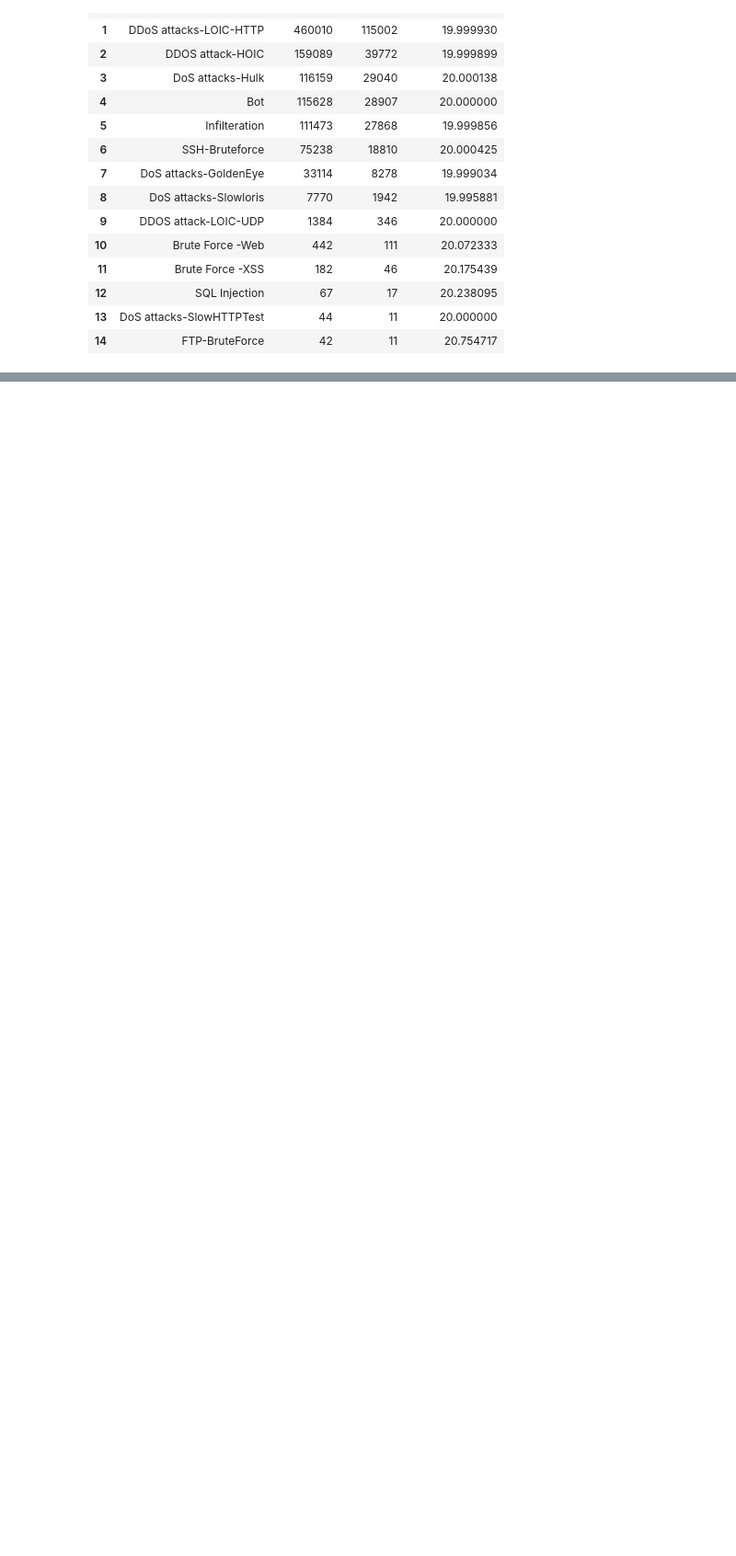
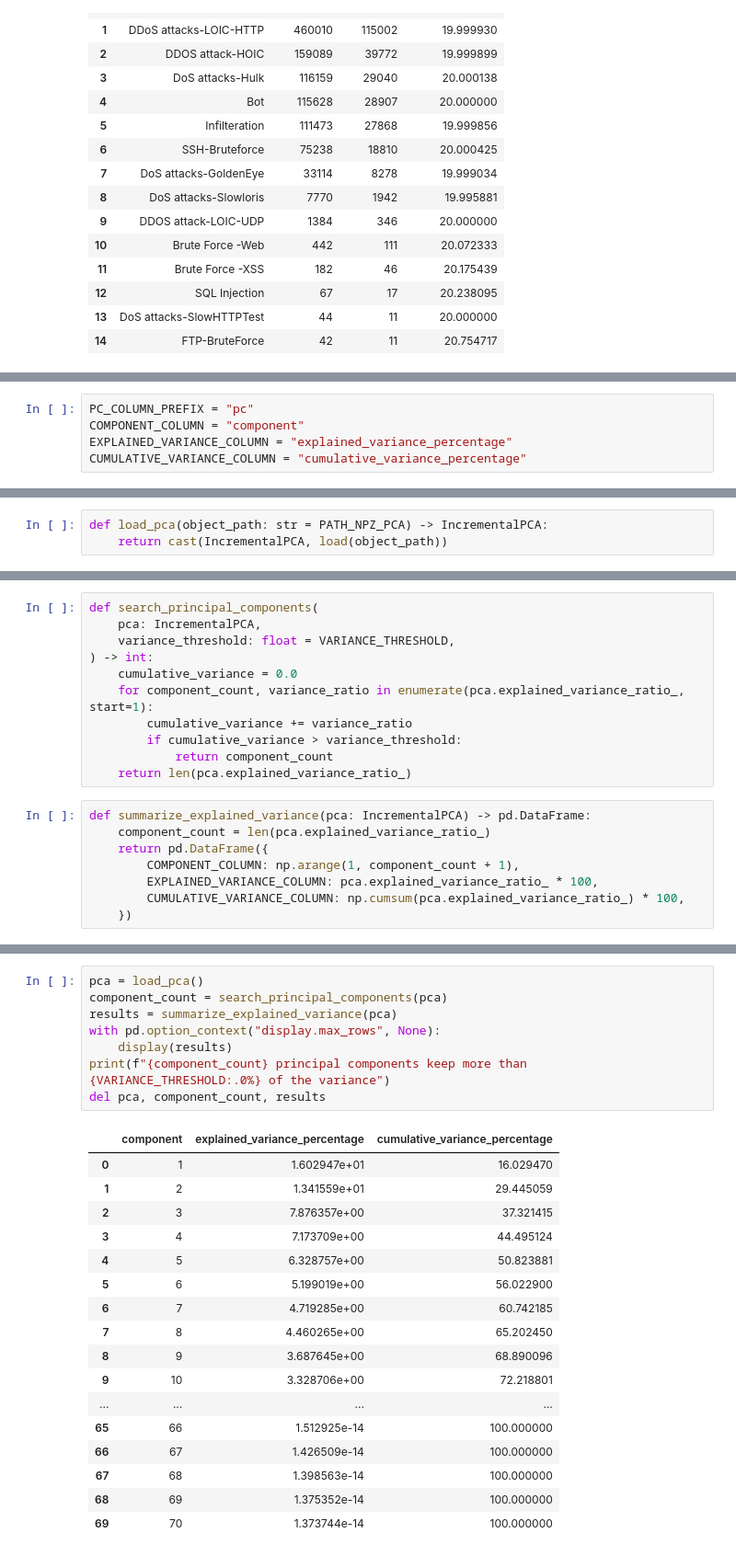
Before and after one commit to JoxNeis/mlids-robustness, a Jupyter notebook: mlids-renewed.ipynb, the cells around one changed output, grey strips where cells are left out. Shown at 92% size. Cells and saved outputs as stored; diff of their text form; blank space fills up the shorter version.

```diff
--- a/mlids-renewed.ipynb
+++ b/mlids-renewed.ipynb
@@ -1312,0 +1554,5 @@ del results
+# %%
+PC_COLUMN_PREFIX = "pc"
+COMPONENT_COLUMN = "component"
+EXPLAINED_VARIANCE_COLUMN = "explained_variance_percentage"
+CUMULATIVE_VARIANCE_COLUMN = "cumulative_variance_percentage"
@@ -1312,0 +1573,3 @@ del results
+# %%
+def load_pca(object_path: str = PATH_NPZ_PCA) -> IncrementalPCA:
+    return cast(IncrementalPCA, load(object_path))
@@ -1312,0 +1578,19 @@ del results
+# %%
+def search_principal_components(
+    pca: IncrementalPCA,
+    variance_threshold: float = VARIANCE_THRESHOLD,
+) -> int:
+    cumulative_variance = 0.0
+    for component_count, variance_ratio in enumerate(pca.explained_variance_ratio_, start=1):
+        cumulative_variance += variance_ratio
+        if cumulative_variance > variance_threshold:
+            return component_count
+    return len(pca.explained_variance_ratio_)
+# %%
+def summarize_explained_variance(pca: IncrementalPCA) -> pd.DataFrame:
+    component_count = len(pca.explained_variance_ratio_)
+    return pd.DataFrame({
+        COMPONENT_COLUMN: np.arange(1, component_count + 1),
+        EXPLAINED_VARIANCE_COLUMN: pca.explained_variance_ratio_ * 100,
+        CUMULATIVE_VARIANCE_COLUMN: np.cumsum(pca.explained_variance_ratio_) * 100,
+    })
@@ -1312,0 +1641,26 @@ del results
+# %%
+pca = load_pca()
+component_count = search_principal_components(pca)
+results = summarize_explained_variance(pca)
+with pd.option_context("display.max_rows", None):
+    display(results)
+print(f"{component_count} principal components keep more than {VARIANCE_THRESHOLD:.0%} of the variance")
+del pca, component_count, results
+# %% [output]
+|  | component | explained_variance_percentage | cumulative_variance_percentage |
+| 0 | 1 | 1.602947e+01 | 16.029470 |
+| 1 | 2 | 1.341559e+01 | 29.445059 |
+| 2 | 3 | 7.876357e+00 | 37.321415 |
+| 3 | 4 | 7.173709e+00 | 44.495124 |
+| 4 | 5 | 6.328757e+00 | 50.823881 |
+| 5 | 6 | 5.199019e+00 | 56.022900 |
+| 6 | 7 | 4.719285e+00 | 60.742185 |
+| 7 | 8 | 4.460265e+00 | 65.202450 |
+| 8 | 9 | 3.687645e+00 | 68.890096 |
+| 9 | 10 | 3.328706e+00 | 72.218801 |
+| ... | ... | ... | ... |
+| 65 | 66 | 1.512925e-14 | 100.000000 |
+| 66 | 67 | 1.426509e-14 | 100.000000 |
+| 67 | 68 | 1.398563e-14 | 100.000000 |
+| 68 | 69 | 1.375352e-14 | 100.000000 |
+| 69 | 70 | 1.373744e-14 | 100.000000 |
```
Also changed, not shown: parts of 71 cells of this notebook, 2 other files.
